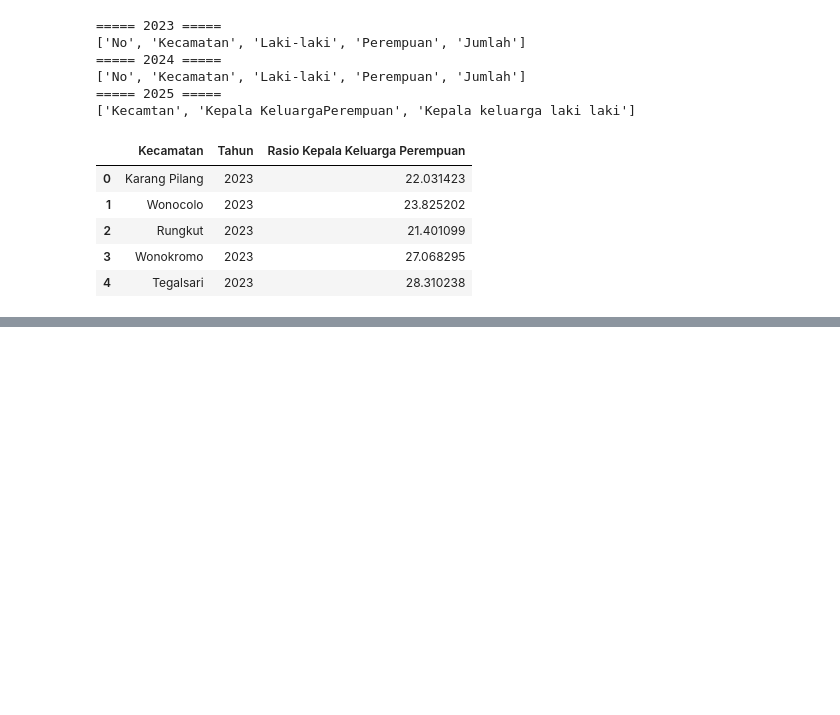
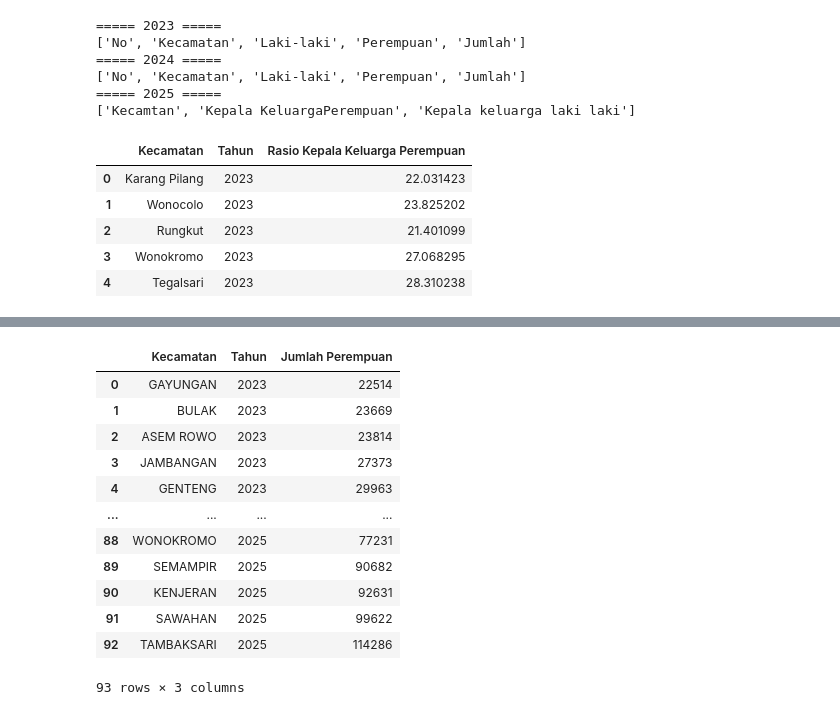
Before and after one commit to difta11/womanguard-index-surabaya, a Jupyter notebook: wgi_new_var.ipynb, the cells around one changed output, grey strips where cells are left out. Saved outputs shown, nothing was run; the diff lists cells and outputs as text; code cells hidden in the pictures; blank space fills up the shorter version.

```diff
--- a/wgi_new_var.ipynb
+++ b/wgi_new_var.ipynb
@@ -450,0 +579,38 @@ print(x5_final.head())
+# %%
+jumlah_pdd_2023 = pd.read_csv("D:\KULIAH\Project\womanguard-index-surabaya\Data terbaru dip\X4 Persentase perempuan yang bekerja\Jumlah_Penduduk_Surabaya_Jenis_Kelamin_2023.csv")
+jumlah_pdd_2024 = pd.read_csv("D:\KULIAH\Project\womanguard-index-surabaya\Data terbaru dip\X4 Persentase perempuan yang bekerja\Jumlah_Penduduk_Surabaya_Jenis_Kelamin_2024.csv")
+jumlah_pdd_2025 = pd.read_csv("D:\KULIAH\Project\womanguard-index-surabaya\Data terbaru dip\X4 Persentase perempuan yang bekerja\Jumlah_Penduduk_Surabaya_Jenis_Kelamin_2025.csv")
+# %%
+jumlah_pdd_2023["Tahun"] = 2023
+jumlah_pdd_2024["Tahun"] = 2024
+jumlah_pdd_2025["Tahun"] = 2025
+# %%
+jumlah_pdd_2023_2025 = pd.concat([jumlah_pdd_2023, jumlah_pdd_2024, jumlah_pdd_2025], ignore_index=True)
+# %%
+jumlah_perempuan = jumlah_pdd_2023_2025[["Kecamatan", "Tahun", "Perempuan"]].copy()
+
+jumlah_perempuan = jumlah_perempuan.rename(columns={
+    "Perempuan": "Jumlah Perempuan"
+})
+
+jumlah_perempuan["Kecamatan"] = (
+    jumlah_perempuan["Kecamatan"]
+    .str.upper()
+    .str.strip()
+)
+
+jumlah_perempuan
+# %% [output]
+|  | Kecamatan | Tahun | Jumlah Perempuan |
+| 0 | GAYUNGAN | 2023 | 22514 |
+| 1 | BULAK | 2023 | 23669 |
+| 2 | ASEM ROWO | 2023 | 23814 |
+| 3 | JAMBANGAN | 2023 | 27373 |
+| 4 | GENTENG | 2023 | 29963 |
+| ... | ... | ... | ... |
+| 88 | WONOKROMO | 2025 | 77231 |
+| 89 | SEMAMPIR | 2025 | 90682 |
+| 90 | KENJERAN | 2025 | 92631 |
+| 91 | SAWAHAN | 2025 | 99622 |
+| 92 | TAMBAKSARI | 2025 | 114286 |
+93 rows × 3 columns
```
Also changed, not shown: parts of 14 cells of this notebook, 8 other files.
